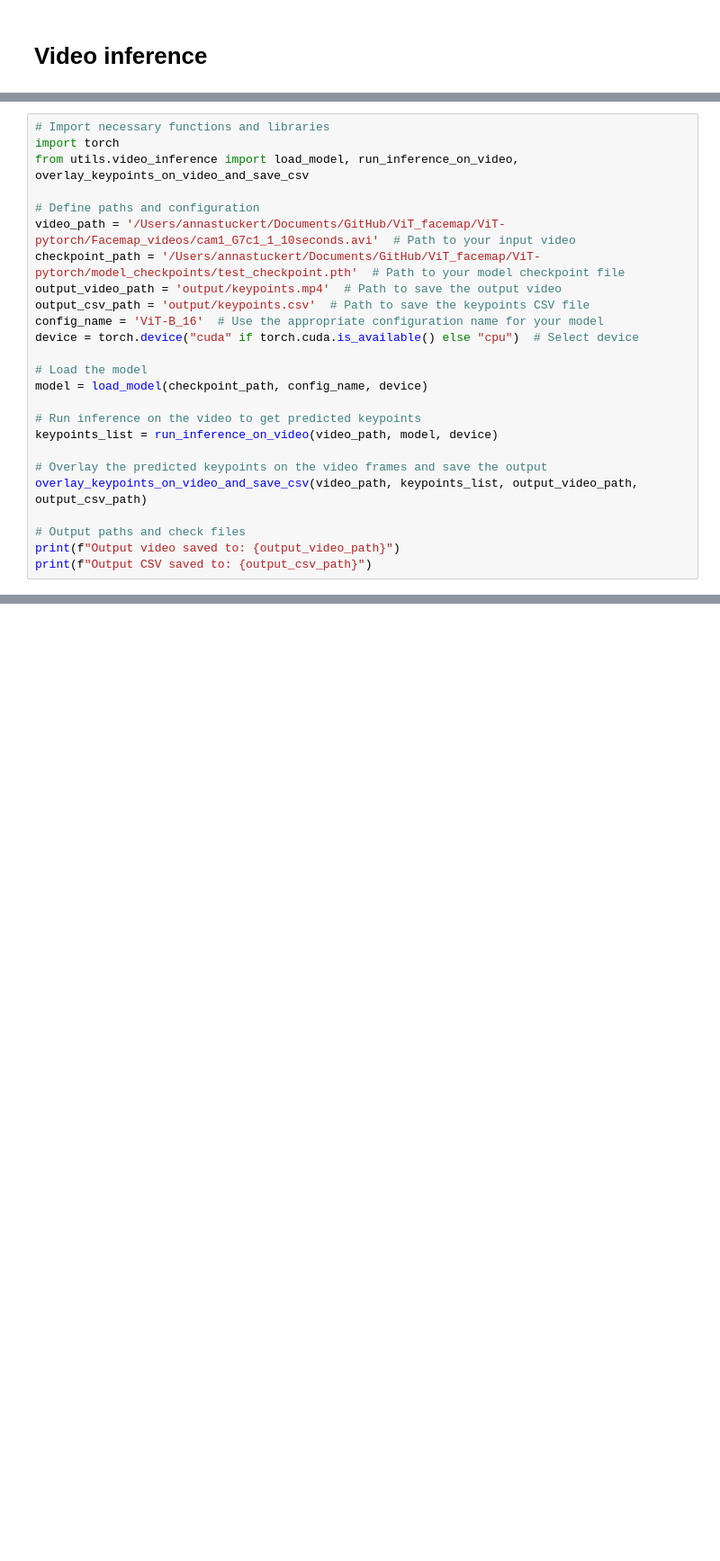
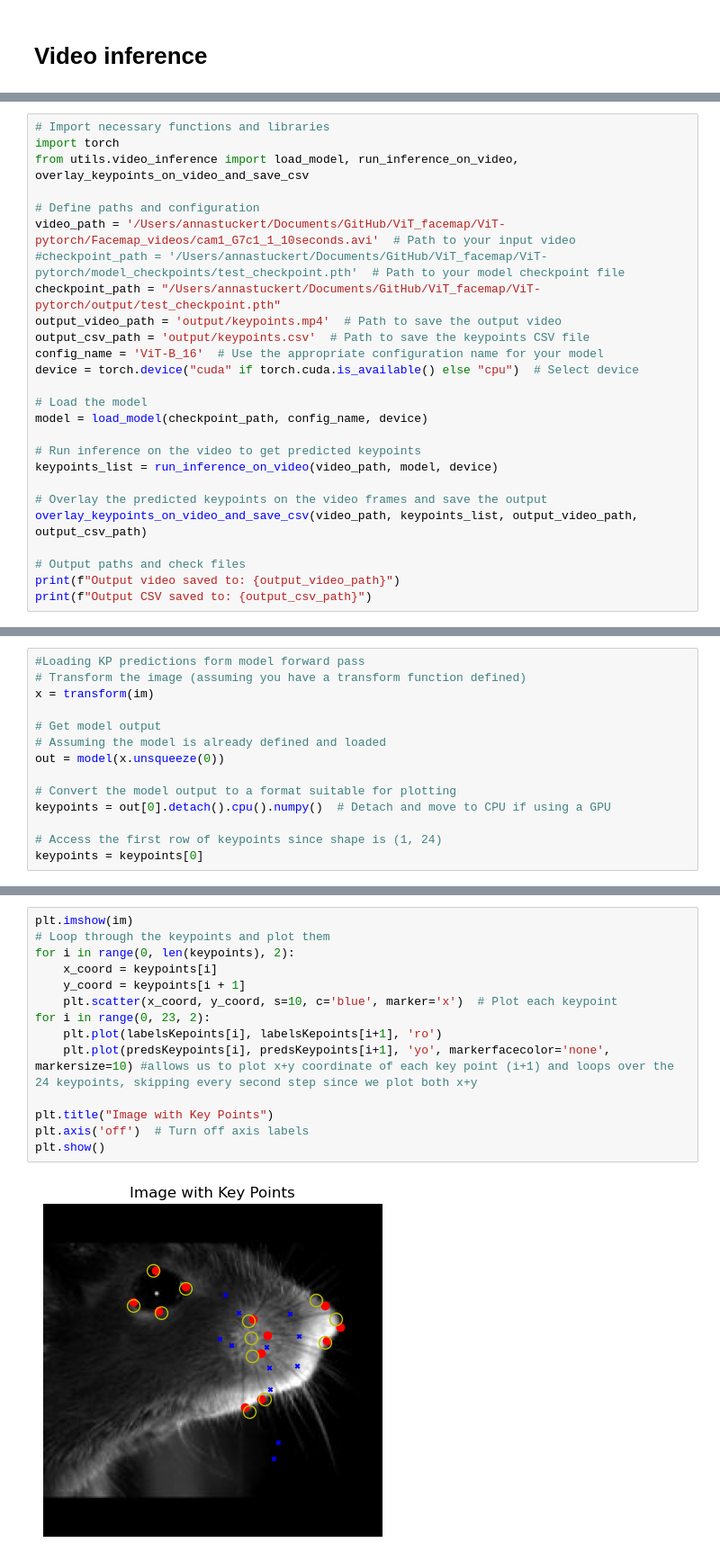
Before and after one commit to AnnaStuckert/ViT_facemap, a Jupyter notebook: ViT-pytorch/Project_execution.ipynb, the cells around one changed output, grey strips where cells are left out. Shown at 90% size. Drawn from its saved outputs; the diff is of its cells as text; blank space fills up the shorter version.

Commit message:
added loss curve visualization, and KP prediction, label, and model forward pass prediction plot to Project_execution.ipynb

```diff
--- a/ViT-pytorch/Project_execution.ipynb
+++ b/ViT-pytorch/Project_execution.ipynb
@@ -332,7 +314,8 @@ from utils.video_inference import load_model, run_inference_on_video, overlay_ke
 
 # Define paths and configuration
 video_path = '/Users/annastuckert/Documents/GitHub/ViT_facemap/ViT-pytorch/Facemap_videos/cam1_G7c1_1_10seconds.avi'  # Path to your input video
-checkpoint_path = '/Users/annastuckert/Documents/GitHub/ViT_facemap/ViT-pytorch/model_checkpoints/test_checkpoint.pth'  # Path to your model checkpoint file
+#checkpoint_path = '/Users/annastuckert/Documents/GitHub/ViT_facemap/ViT-pytorch/model_checkpoints/test_checkpoint.pth'  # Path to your model checkpoint file
+checkpoint_path = "/Users/annastuckert/Documents/GitHub/ViT_facemap/ViT-pytorch/output/test_checkpoint.pth"
 output_video_path = 'output/keypoints.mp4'  # Path to save the output video
 output_csv_path = 'output/keypoints.csv'  # Path to save the keypoints CSV file
 config_name = 'ViT-B_16'  # Use the appropriate configuration name for your model
@@ -352,0 +377,14 @@ print(f"Output CSV saved to: {output_csv_path}")
+# %%
+#Loading KP predictions form model forward pass
+# Transform the image (assuming you have a transform function defined)
+x = transform(im)
+
+# Get model output
+# Assuming the model is already defined and loaded
+out = model(x.unsqueeze(0))
+
+# Convert the model output to a format suitable for plotting
+keypoints = out[0].detach().cpu().numpy()  # Detach and move to CPU if using a GPU
+
+# Access the first row of keypoints since shape is (1, 24)
+keypoints = keypoints[0]
@@ -352,0 +393,16 @@ print(f"Output CSV saved to: {output_csv_path}")
+# %%
+plt.imshow(im)
+# Loop through the keypoints and plot them
+for i in range(0, len(keypoints), 2):
+    x_coord = keypoints[i]
+    y_coord = keypoints[i + 1]
+    plt.scatter(x_coord, y_coord, s=10, c='blue', marker='x')  # Plot each keypoint
+for i in range(0, 23, 2):
+    plt.plot(labelsKepoints[i], labelsKepoints[i+1], 'ro')
+    plt.plot(predsKeypoints[i], predsKeypoints[i+1], 'yo', markerfacecolor='none', markersize=10) #allows us to plot x+y coordinate of each key point (i+1) and loops over the 24 keypoints, skipping every second step since we plot both x+y
+
+plt.title("Image with Key Points")
+plt.axis('off')  # Turn off axis labels
+plt.show()
+# %% [output]
+[figure, added]
```
Also changed, not shown: parts of 8 cells of this notebook.
